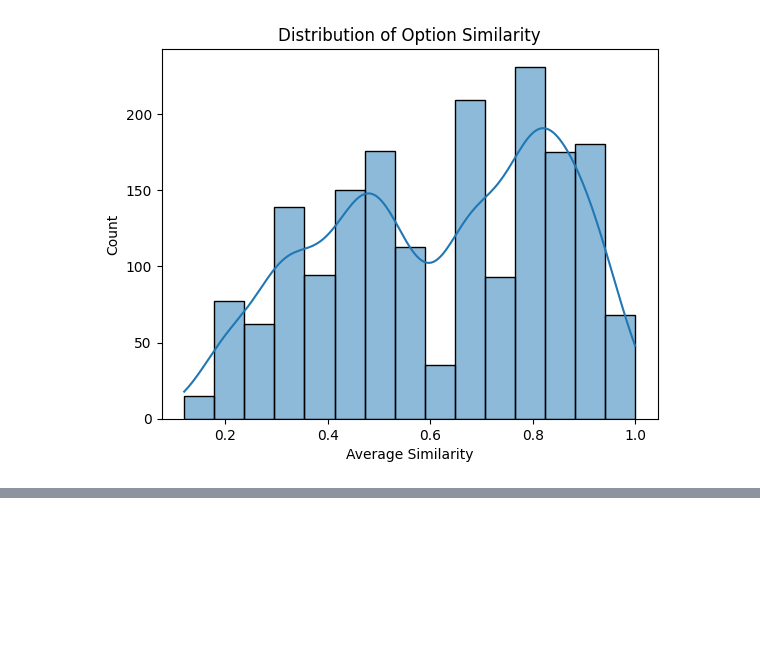
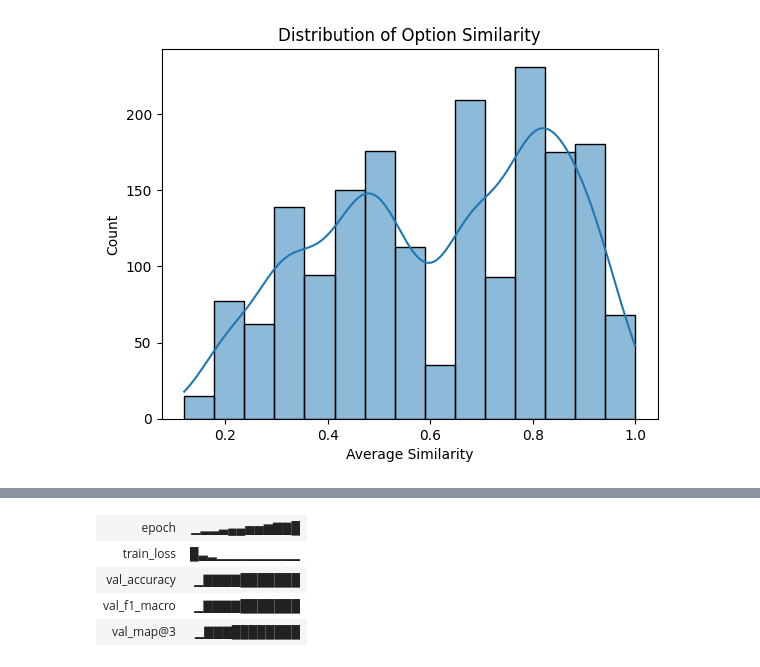
Before and after one commit to 23f3001593/dl-genai-project, a Jupyter notebook: notebooks/main.ipynb, the cells around one changed output, grey strips where cells are left out. Cells and saved outputs as stored; diff of their text form; code cells hidden in the pictures; blank space fills up the shorter version.

Commit message:
Milestone 2: Model 1 - Custom BiLSTM + Attention + FastText Embeddings

```diff
--- a/notebooks/main.ipynb
+++ b/notebooks/main.ipynb
@@ -214,0 +469,19 @@ plt.show()
+# %%
+def map_at_3(true_labels, preds_ranked):
+    scores = []
+    for pred, true in zip(preds_ranked, true_labels):
+        if true in pred:
+            rank = pred.index(true) + 1
+            scores.append(1.0 / rank)
+        else:
+            scores.append(0.0)
+    return sum(scores) / len(scores)
+
+def compute_metrics(all_logits, all_labels):
+    probs = F.softmax(torch.tensor(all_logits), dim=-1)
+    top1_preds = torch.argmax(probs, dim=-1).tolist()
+    top3_preds = torch.topk(probs, k=3, dim=-1).indices.tolist()
+    acc = accuracy_score(all_labels, top1_preds)
+    f1 = f1_score(all_labels, top1_preds, average='macro')
+    map3 = map_at_3(all_labels, top3_preds)
+    return {"accuracy": acc, "f1_macro": f1, "map@3": map3}
@@ -214,0 +490,75 @@ plt.show()
+# %%
+wandb.init(
+    project=MODEL1_CONFIG["wandb_project"],
+    entity=MODEL1_CONFIG["wandb_entity"],
+    name=MODEL1_CONFIG["wandb_run_name"],
+    config=MODEL1_CONFIG
+)
+
+set_seed(MODEL1_CONFIG["random_state"])
+model = MCQModel(embedding_matrix, MODEL1_CONFIG["hidden_dim"]).to(device)
+optimizer = torch.optim.Adam(model.parameters(), lr=MODEL1_CONFIG["learning_rate"])
+criterion = nn.CrossEntropyLoss()
+
+wandb.watch(model, log="all", log_freq=50)
+
+def evaluate(loader):
+    model.eval()
+    all_logits, all_labels = [], []
+    with torch.no_grad():
+        for q_ids, opt_ids, labels in loader:
+            q_ids, opt_ids = q_ids.to(device), opt_ids.to(device)
+            logits = model(q_ids, opt_ids)
+            all_logits.extend(logits.cpu().tolist())
+            all_labels.extend(labels.tolist())
+    return compute_metrics(all_logits, all_labels)
+
+best_val_map3 = 0.0
+patience_counter = 0
+
+for epoch in range(MODEL1_CONFIG["epochs"]):
+    model.train()
+    total_loss = 0
+    for q_ids, opt_ids, labels in train_loader:
+        q_ids, opt_ids, labels = q_ids.to(device), opt_ids.to(device), labels.to(device)
+        optimizer.zero_grad()
+        logits = model(q_ids, opt_ids)
+        loss = criterion(logits, labels)
+        loss.backward()
+        optimizer.step()
+        total_loss += loss.item()
+
+    train_loss = total_loss / len(train_loader)
+    val_metrics = evaluate(val_loader)
+
+    print(f"Epoch {epoch+1}/{MODEL1_CONFIG['epochs']} - Train Loss: {train_loss:.4f} - "
+          f"Val Acc: {val_metrics['accuracy']:.4f} - Val F1: {val_metrics['f1_macro']:.4f} - "
+          f"Val MAP@3: {val_metrics['map@3']:.4f}")
+
+    wandb.log({
+        "epoch": epoch + 1,
+        "train_loss": train_loss,
+        "val_accuracy": val_metrics["accuracy"],
+        "val_f1_macro": val_metrics["f1_macro"],
+        "val_map@3": val_metrics["map@3"],
+    })
+
+    if val_metrics["map@3"] > best_val_map3:
+        best_val_map3 = val_metrics["map@3"]
+        patience_counter = 0
+        torch.save({
+            'model_state_dict': model.state_dict(),
+            'word2idx': word2idx,
+            'embedding_matrix': embedding_matrix,
+            'config': MODEL1_CONFIG,
+        }, "model1_best.pt")
+        wandb.save("model1_best.pt")
+    else:
+        patience_counter += 1
+        if patience_counter >= MODEL1_CONFIG["early_stopping_patience"]:
+            print(f"Early stopping at epoch {epoch+1}")
+            break
+
+wandb.summary["best_val_map3"] = best_val_map3
+wandb.finish()
+# %% [output]
@@ -214,0 +587,5 @@ plt.show()
+| epoch | ▁▂▂▃▄▄▅▅▆▇▇█ |
+| train_loss | █▃▂▁▁▁▁▁▁▁▁▁ |
+| val_accuracy | ▁▇▇▇▇███████ |
+| val_f1_macro | ▁▇▇▇▇███████ |
+| val_map@3 | ▁▇▇▇████████ |
```
Also changed, not shown: parts of 31 cells of this notebook, 3 other files.
